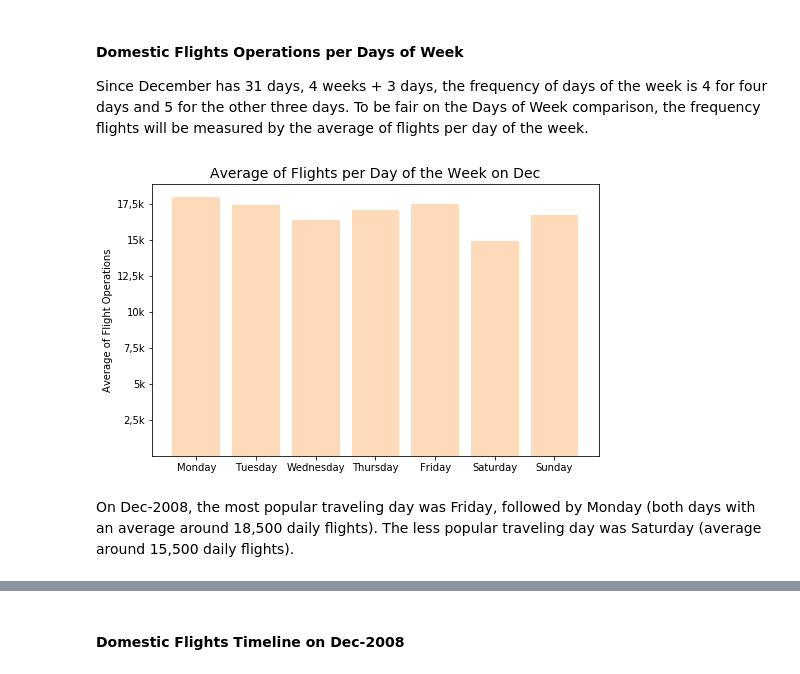
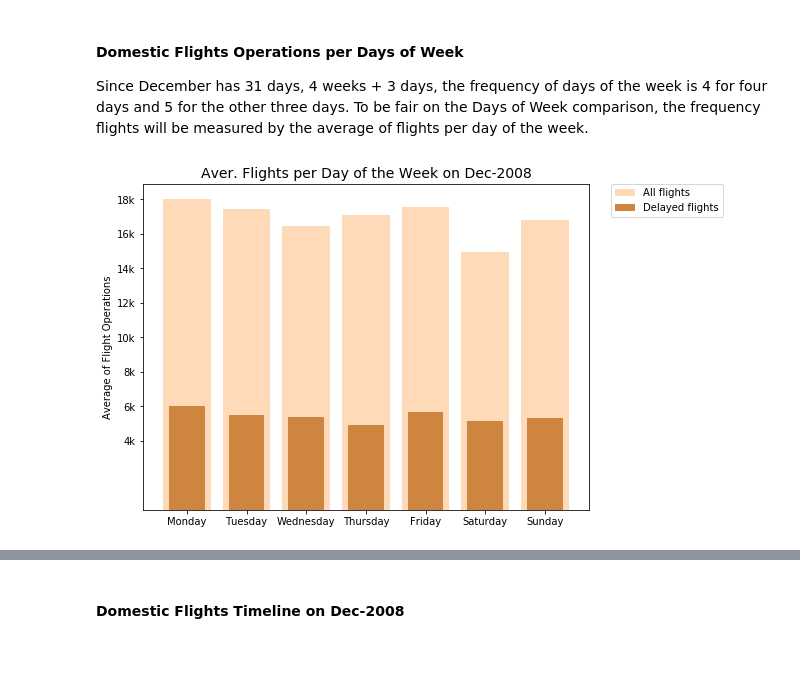
Before and after one commit to thaisruiz/udacity-communicating-data-findings, a Jupyter notebook: Flights_exploration_in_progress.ipynb, the cells around one changed output, grey strips where cells are left out. Cells and saved outputs as stored; diff of their text form; code cells hidden in the pictures.

```diff
--- a/Flights_exploration_in_progress.ipynb
+++ b/Flights_exploration_in_progress.ipynb
@@ -577,20 +584,28 @@ It would be expected that the airlines with most number of operations, be the on
 Since December has 31 days, 4 weeks + 3 days, the frequency of days of the week is 4 for four days and 5 for the other three days. To be fair on the Days of Week comparison, the frequency flights will be measured by the average of flights per day of the week.
 # %%
 # Bar plotting
-plt.figure(figsize=[8,5]);
+plt.figure(figsize=[8,6]);
 
 days = ['Monday', 'Tuesday', 'Wednesday', 'Thursday', 'Friday', 'Saturday', 'Sunday']
 days_frequency = [5,5,5,4,4,4,4]
 
 groupby_day_wk = flights.groupby('DayOfWeek').count()[['DayofMonth']]
 day_avg = groupby_day_wk.DayofMonth / days_frequency # average of flights per day of the week
 
-plt.bar(day_avg.index, day_avg, color='peachpuff')
-plt.title('Average of Flights per Day of the Week on Dec', fontsize=14)
+
+groupby_day_wk2 = delayed_flights.groupby('DayOfWeek').count()[['DayofMonth']]
+day_avg2 = groupby_day_wk2.DayofMonth / days_frequency # average of flights per day of the week
+
+
+plt.bar(day_avg.index, day_avg, color='peachpuff', label='All flights')
+plt.bar(day_avg2.index, day_avg2, color='peru', label='Delayed flights', width=.6)
+
+plt.title('Aver. Flights per Day of the Week on Dec-2008', fontsize=14)
 plt.ylabel('Average of Flight Operations')
 plt.xticks(np.arange(1,8), days)
-plt.yticks([2500,5000,7500,10000,12500,15000,17500],['2,5k','5k','7,5k','10k','12,5k','15k','17,5k']);
+#plt.yticks([2500,5000,7500,10000,12500,15000,17500],['2.5k','5k','7.5k','10k','12.5k','15k','17.5k']);
+plt.yticks([4000,6000,8000,10000,12000,14000,16000,18000],['4k','6k','8k','10k','12k','14k','16k', '18k']);
+
+plt.legend(bbox_to_anchor=(1.05, 1), loc=2, borderaxespad=0.);
 # %% [output]
-[figure, old version]
+[figure, new version]
-# %% [markdown]
-On Dec-2008, the most popular traveling day was Friday, followed by Monday (both days with an average around 18,500 daily flights). The less popular traveling day was Saturday (average around 15,500 daily flights).
```
Also changed, not shown: parts of 65 cells of this notebook.
